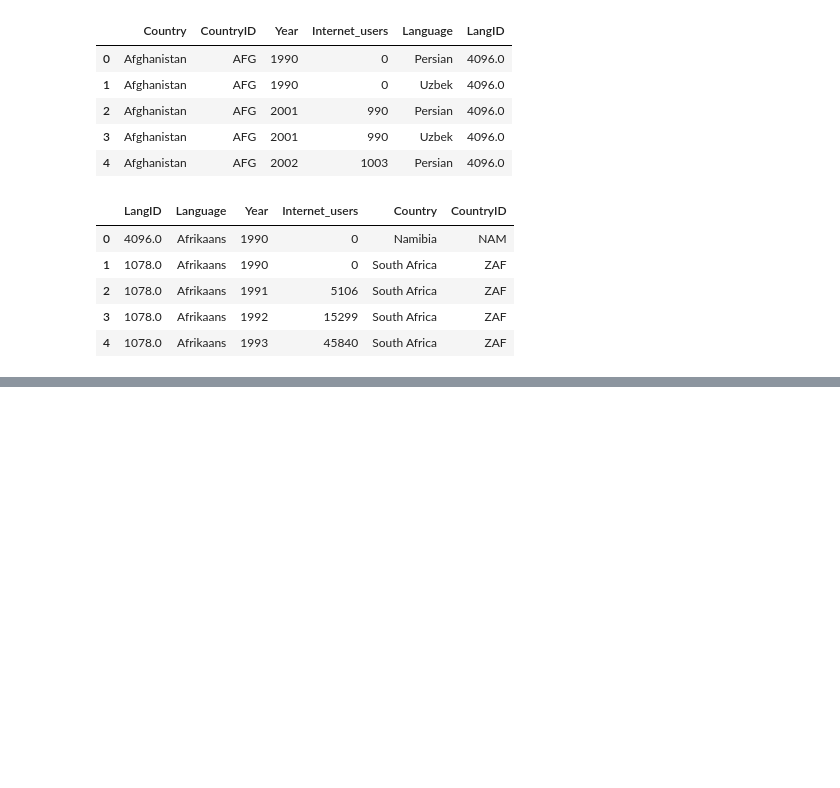
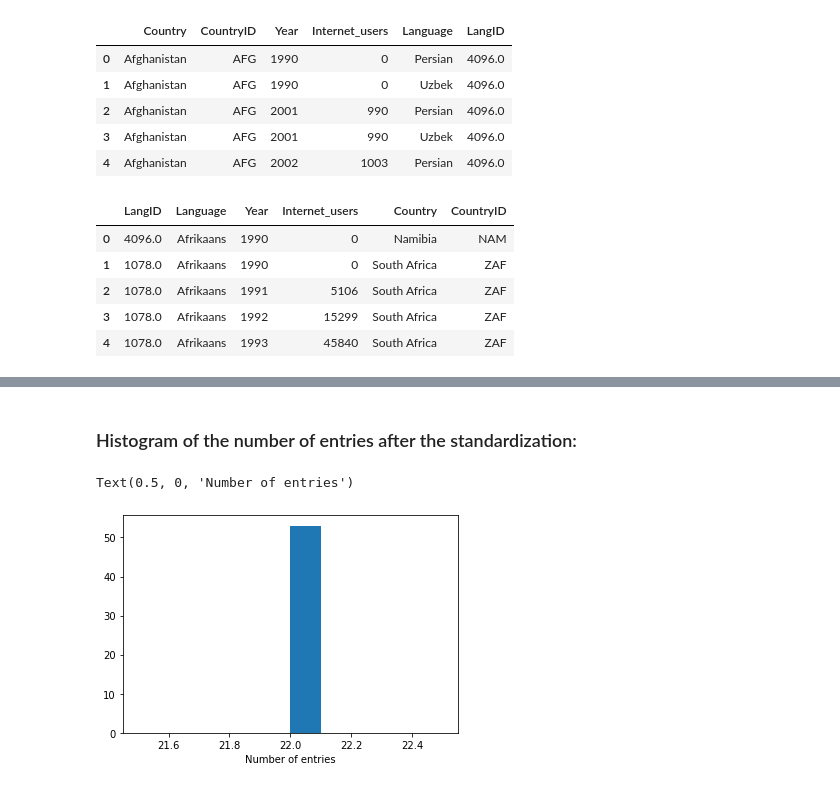
Before and after one commit to Eszti/lang-changes, a Jupyter notebook: notebooks/Anton/internet_users_country_language.ipynb, the cells around one changed output, grey strips where cells are left out. Saved outputs shown, nothing was run; the diff lists cells and outputs as text; code cells hidden in the pictures; blank space fills up the shorter version.

```diff
--- a/notebooks/Anton/internet_users_country_language.ipynb
+++ b/notebooks/Anton/internet_users_country_language.ipynb
@@ -74,0 +294,11 @@ language_internet_users.to_csv('../../data/internet_users_per_language_1990_2017
+# %%
+number_of_entries = np.array(number_of_entries)
+min_number = number_of_entries.min()
+red_data = data_europe_nona[data_europe_nona['Country-Language']==country_langs[0]]
+red_data = red_data[len(red_data)-min_number::]
+for i in range(1,len(country_langs)):
+    data_i = data_europe_nona[data_europe_nona['Country-Language']==country_langs[i]]
+    data_i = data_i[len(data_i)-min_number::]
+    red_data = red_data.append(data_i)
+red_data = red_data[["Year","Internet_users","Country-Language","Endangerment Degree"]]
+red_data.head()
@@ -74,0 +312,11 @@ language_internet_users.to_csv('../../data/internet_users_per_language_1990_2017
+# %% [markdown]
+### Histogram of the number of entries after the standardization:
+# %%
+number_of_entries = []
+for c in country_langs:
+    number_of_entries.append(len(red_data[red_data['Country-Language']==c]))
+plt.hist(number_of_entries)
+plt.xlabel('Number of entries')
+# %% [output]
+Text(0.5, 0, 'Number of entries')
+[figure, added]
```
Also changed, not shown: parts of 41 cells of this notebook, 3 other files.
